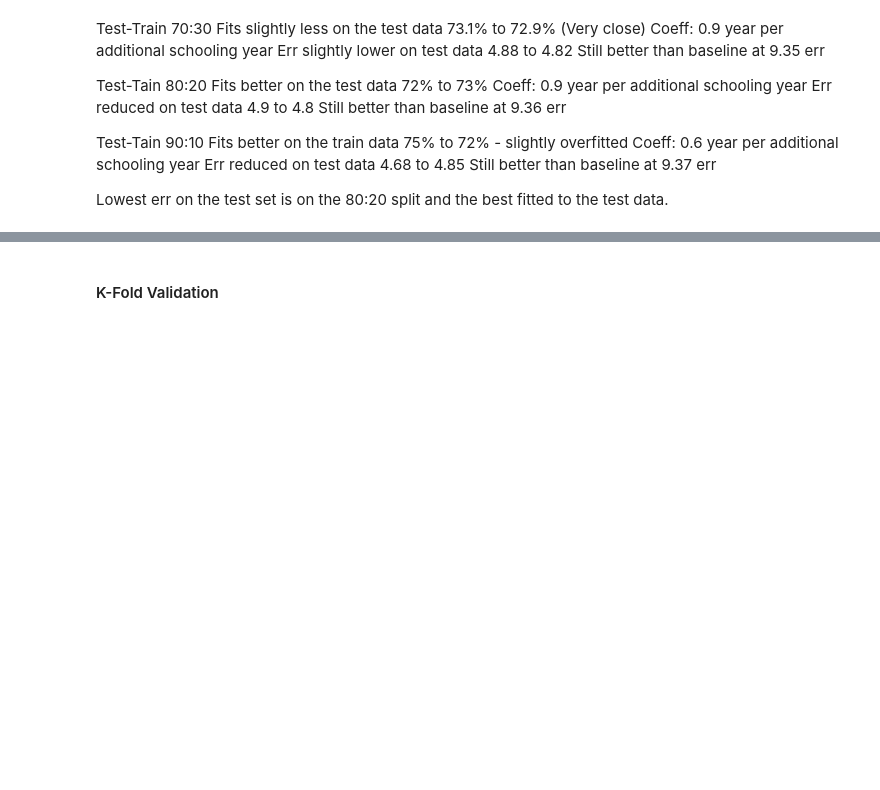
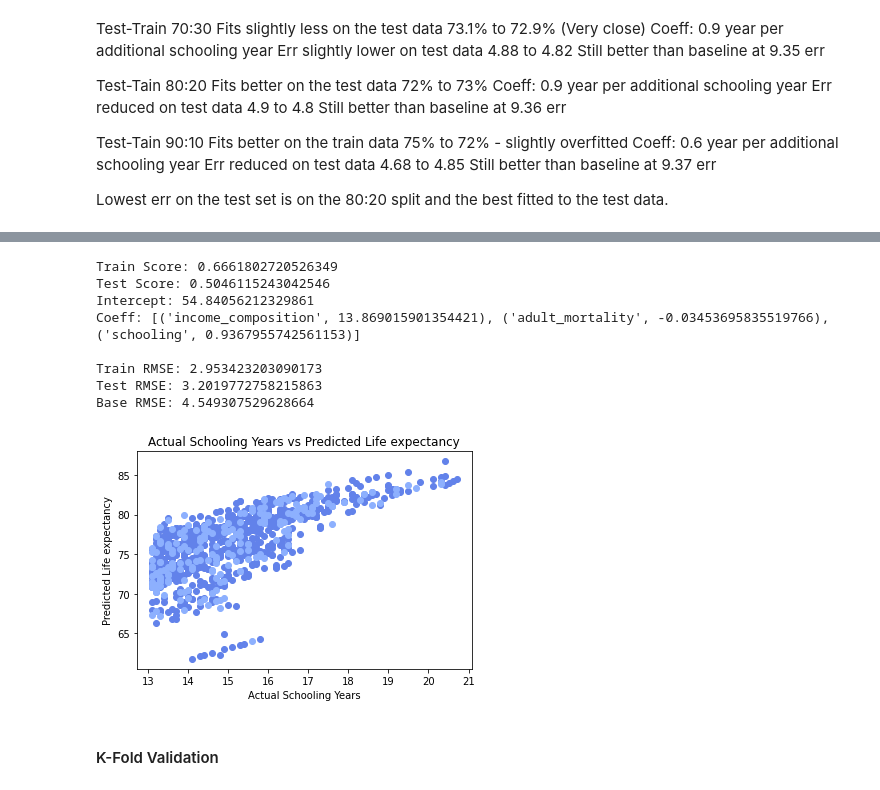
Before and after one commit to bloomincode/impact-of-schooling-on-life-expectancy, a Jupyter notebook: life_expectancy_schooling.ipynb, the cells around one changed output, grey strips where cells are left out. Drawn from its saved outputs; the diff is of its cells as text; code cells hidden in the pictures; blank space fills up the shorter version.

```diff
--- a/life_expectancy_schooling.ipynb
+++ b/life_expectancy_schooling.ipynb
@@ -303,3 +561,15 @@ run_test_train_split(0.9, 0.1)
+# %%
+run_test_train_split(0.8, 0.2)
+# %% [output]
+Train Score: 0.6661802720526349
+Test Score: 0.5046115243042546
+Intercept: 54.84056212329861
+Coeff: [('income_composition', 13.869015901354421), ('adult_mortality', -0.03453695835519766), ('schooling', 0.9367955742561153)]
+
+Train RMSE: 2.953423203090173
+Test RMSE: 3.2019772758215863
+Base RMSE: 4.549307529628664
+[figure, added]
 # %% [markdown]
 #### K-Fold Validation
 # %% [markdown]
```
Also changed, not shown: parts of 56 cells of this notebook.
